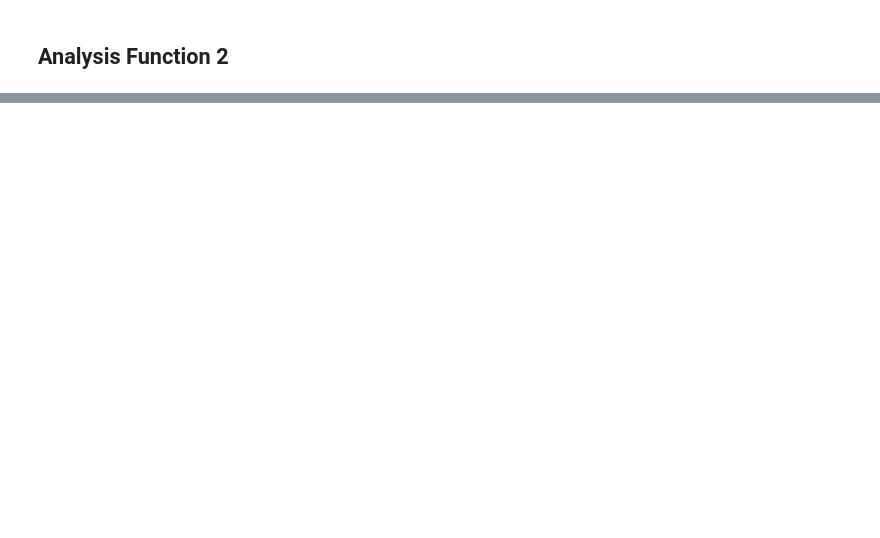
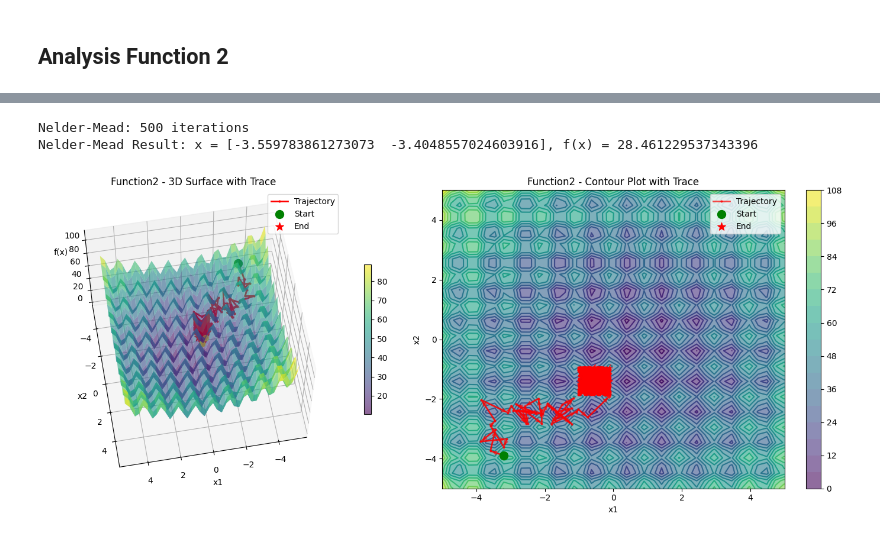
Before and after one commit to SimonLuttmann/odm_group11, a Jupyter notebook: sheet2/analysis/function2.ipynb, the cells around one changed output, grey strips where cells are left out. Cells and saved outputs as stored; diff of their text form; code cells hidden in the pictures; blank space fills up the shorter version.

Commit message:
add analysis of function 1 and 2, move optimizer to a seperate folder

```diff
--- a/sheet2/analysis/function2.ipynb
+++ b/sheet2/analysis/function2.ipynb
@@ -31,7 +35,7 @@ class BlackBox:
 group_number = 11
 bb = BlackBox(token = group_number)
 # %%
-x0 = [-2, -2]  # Starting point
+x0 = [-3.2, -3.9]  # Starting point
 current_function = "Function2"
 np.set_printoptions(suppress=True, precision=20)
 # %%
@@ -89,0 +103,4 @@ Evaluating Function2...
+# %%
+# SGD
+x_sgd, history_sgd = sgd(bb, current_function, x0, learning_rate=0.01, max_iter=500)
+print(f"SGD Result: x = {x_sgd}, f(x) = {bb.evaluate(current_function, x_sgd.tolist())}")
@@ -89,0 +147,74 @@ Evaluating Function2...
+# %%
+# Nelder-Mead
+x_nelder_mead, history_nelder_mead = nelder_mead(bb, current_function, x0, max_iter=500)
+print(f"Nelder-Mead Result: x = {x_nelder_mead}, f(x) = {bb.evaluate(current_function, x_nelder_mead.tolist())}")
+# %% [output]
+Nelder-Mead: 500 iterations
+Nelder-Mead Result: x = [-3.559783861273073  -3.4048557024603916], f(x) = 28.461229537343396
+# %%
+# Visualize optimizer trace on the saved plots
+fig = plt.figure(figsize=(15, 6))
+
+# Extract trajectory from history
+trajectory = np.array([point[1] for point in history_sgd])
+f_values = np.array([point[2] for point in history_sgd])
+
+# 3D surface plot with optimizer trace
+ax1 = fig.add_subplot(1, 2, 1, projection='3d')
+surf = ax1.plot_surface(grid_data['X'], grid_data['Y'], grid_data['Z'],
+                        cmap=cm.viridis, alpha=0.6, antialiased=True)
+
+# Plot the optimizer trajectory
+ax1.plot(trajectory[:, 0], trajectory[:, 1], f_values,
+         'r.-', linewidth=2, markersize=4, label='Trajectory')
+
+# Add some intermediate points to show progression
+n_markers = min(5, len(trajectory))
+marker_indices = np.linspace(0, len(trajectory)-1, n_markers, dtype=int)
+for idx in marker_indices[1:-1]:  # Skip start and end
+    ax1.scatter(trajectory[idx, 0], trajectory[idx, 1], f_values[idx],
+               color='yellow', s=50, marker='o', alpha=0.7, zorder=4)
+
+ax1.scatter(trajectory[0, 0], trajectory[0, 1], f_values[0],
+           color='green', s=100, marker='o', label='Start', zorder=5)
+ax1.scatter(trajectory[-1, 0], trajectory[-1, 1], f_values[-1],
+           color='red', s=100, marker='*', label='End', zorder=5)
+
+ax1.set_xlabel('x1')
+ax1.set_ylabel('x2')
+ax1.set_zlabel('f(x)')
+ax1.set_title(f'{current_function} - 3D Surface with Trace')
+ax1.legend()
+ax1.view_init(elev=60, azim=80)  # Adjust viewing angle
+fig.colorbar(surf, ax=ax1, shrink=0.5)
+
+# Contour plot with optimizer trace
+ax2 = fig.add_subplot(1, 2, 2)
+contour = ax2.contour(grid_data['X'], grid_data['Y'], grid_data['Z'],
+                      levels=20, cmap='viridis')
+contourf = ax2.contourf(grid_data['X'], grid_data['Y'], grid_data['Z'],
+                        levels=20, cmap='viridis', alpha=0.6)
+
+# Plot the optimizer trajectory with arrows to show direction
+for i in range(len(trajectory)-1):
+    ax2.annotate('', xy=trajectory[i+1], xytext=trajectory[i],
+                arrowprops=dict(arrowstyle='->', color='red', lw=1.5, alpha=0.6))
+
+ax2.plot(trajectory[:, 0], trajectory[:, 1], 'r.-',
+         linewidth=2, markersize=4, label='Trajectory', alpha=0.7)
+ax2.scatter(trajectory[0, 0], trajectory[0, 1],
+           color='green', s=100, marker='o', label='Start', zorder=5)
+ax2.scatter(trajectory[-1, 0], trajectory[-1, 1],
+           color='red', s=100, marker='*', label='End', zorder=5)
+
+ax2.set_xlabel('x1')
+ax2.set_ylabel('x2')
+ax2.set_title(f'{current_function} - Contour Plot with Trace')
+ax2.legend()
+fig.colorbar(contourf, ax=ax2)
+
+plt.tight_layout()
+plt.savefig("sgd_trace_function2.png")
+plt.show()
+# %% [output]
+[figure, added]
```
Also changed, not shown: parts of 10 cells of this notebook, 6 other files.
